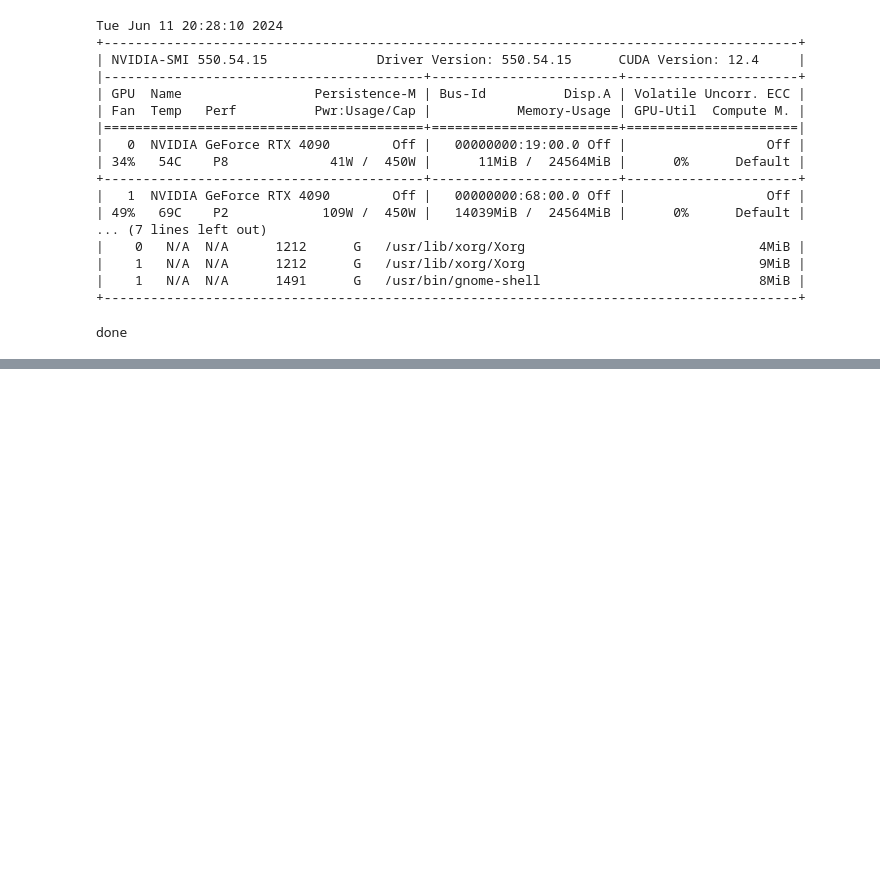
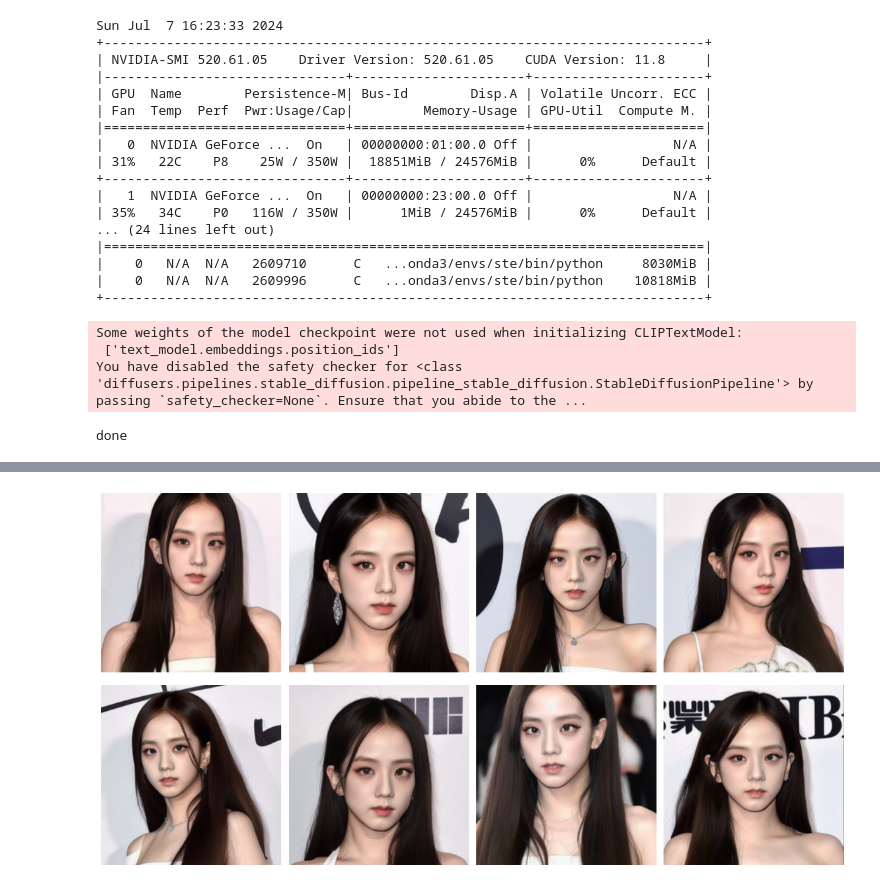
Before and after one commit to scpark20/learning_stable_diffusion, a Jupyter notebook: sd-scripts-example/lora/diffusers lora run.ipynb, the cells around one changed output, grey strips where cells are left out. Cells and saved outputs as stored; diff of their text form; code cells hidden in the pictures; blank space fills up the shorter version.

```diff
--- a/sd-scripts-example/lora/diffusers lora run.ipynb
+++ b/sd-scripts-example/lora/diffusers lora run.ipynb
@@ -1,26 +1,26 @@
 # %%
 import os
-os.environ["CUDA_VISIBLE_DEVICES"]="0"
+os.environ["CUDA_VISIBLE_DEVICES"]="1"
 
 !nvidia-smi
 # %% [output]
-Tue Jun 11 20:28:10 2024
-+-----------------------------------------------------------------------------------------+
-| NVIDIA-SMI 550.54.15              Driver Version: 550.54.15      CUDA Version: 12.4     |
-|-----------------------------------------+------------------------+----------------------+
-| GPU  Name                 Persistence-M | Bus-Id          Disp.A | Volatile Uncorr. ECC |
-| Fan  Temp   Perf          Pwr:Usage/Cap |           Memory-Usage | GPU-Util  Compute M. |
-|=========================================+========================+======================|
-|   0  NVIDIA GeForce RTX 4090        Off |   00000000:19:00.0 Off |                  Off |
-| 34%   54C    P8             41W /  450W |      11MiB /  24564MiB |      0%      Default |
-+-----------------------------------------+------------------------+----------------------+
-|   1  NVIDIA GeForce RTX 4090        Off |   00000000:68:00.0 Off |                  Off |
-| 49%   69C    P2            109W /  450W |   14039MiB /  24564MiB |      0%      Default |
-... (7 lines left out)
-|    0   N/A  N/A      1212      G   /usr/lib/xorg/Xorg                              4MiB |
-|    1   N/A  N/A      1212      G   /usr/lib/xorg/Xorg                              9MiB |
-|    1   N/A  N/A      1491      G   /usr/bin/gnome-shell                            8MiB |
-+-----------------------------------------------------------------------------------------+
+Sun Jul  7 16:23:33 2024
++-----------------------------------------------------------------------------+
+| NVIDIA-SMI 520.61.05    Driver Version: 520.61.05    CUDA Version: 11.8     |
+|-------------------------------+----------------------+----------------------+
+| GPU  Name        Persistence-M| Bus-Id        Disp.A | Volatile Uncorr. ECC |
+| Fan  Temp  Perf  Pwr:Usage/Cap|         Memory-Usage | GPU-Util  Compute M. |
+|===============================+======================+======================|
+|   0  NVIDIA GeForce ...  On   | 00000000:01:00.0 Off |                  N/A |
+| 31%   22C    P8    25W / 350W |  18851MiB / 24576MiB |      0%      Default |
++-------------------------------+----------------------+----------------------+
+|   1  NVIDIA GeForce ...  On   | 00000000:23:00.0 Off |                  N/A |
+| 35%   34C    P0   116W / 350W |      1MiB / 24576MiB |      0%      Default |
+... (24 lines left out)
+|=============================================================================|
+|    0   N/A  N/A   2609710      C   ...onda3/envs/ste/bin/python     8030MiB |
+|    0   N/A  N/A   2609996      C   ...onda3/envs/ste/bin/python    10818MiB |
++-----------------------------------------------------------------------------+
 # %%
 import torch
 from diffusers import StableDiffusionPipeline, DDPMScheduler, DPMSolverSDEScheduler
@@ -30,14 +30,17 @@ pipe = StableDiffusionPipeline.from_single_file("/data/sd_files/checkpoint/beaut
 pipe.to("cuda")
 pipe.scheduler = DPMSolverSDEScheduler.from_config(pipe.scheduler.config)
 
-pipe.load_lora_weights('/data/sd-results/jisoo_lora/jisoo_lora.safetensors', adapter_name="jisoo")
+pipe.load_lora_weights('/data/sd_results/jisoo_lora/jisoo_lora.safetensors', adapter_name="jisoo")
 pipe.set_adapters(["jisoo"], [0.9])
 
 print('done')
 # %% [output]
-done
+Some weights of the model checkpoint were not used when initializing CLIPTextModel:
+ ['text_model.embeddings.position_ids']
+You have disabled the safety checker for <class 'diffusers.pipelines.stable_diffusion.pipeline_stable_diffusion.StableDiffusionPipeline'> by passing `safety_checker=None`. Ensure that you abide to the ...
+done
 # %%
-prompt = "jisoo, a K-pop star, dancer, black hair, white dress"
+prompt = "jisoo, a young woman with long hair and a white dress"
 
 images = pipe(prompt=prompt,
          height=512,
@@ -56,3 +59,4 @@ for i, ax in enumerate(axs.flatten()):
 
 plt.tight_layout()
 plt.show()
+# %% [output]
@@ -58,0 +78 @@ plt.show()
+[figure, added]
```
Also changed, not shown: parts of 1 cell of this notebook, 10 other files.
